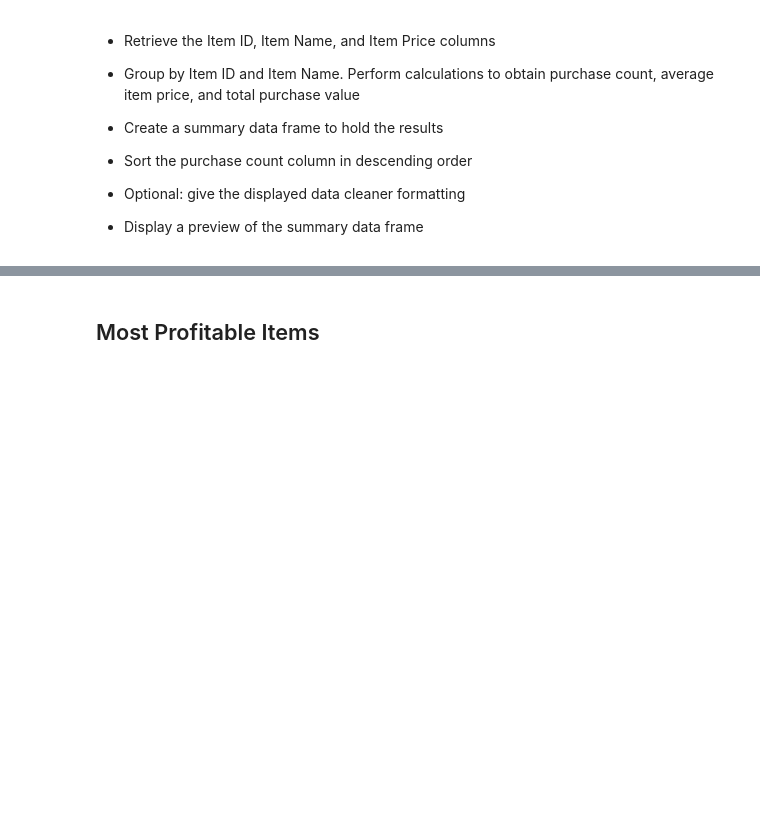
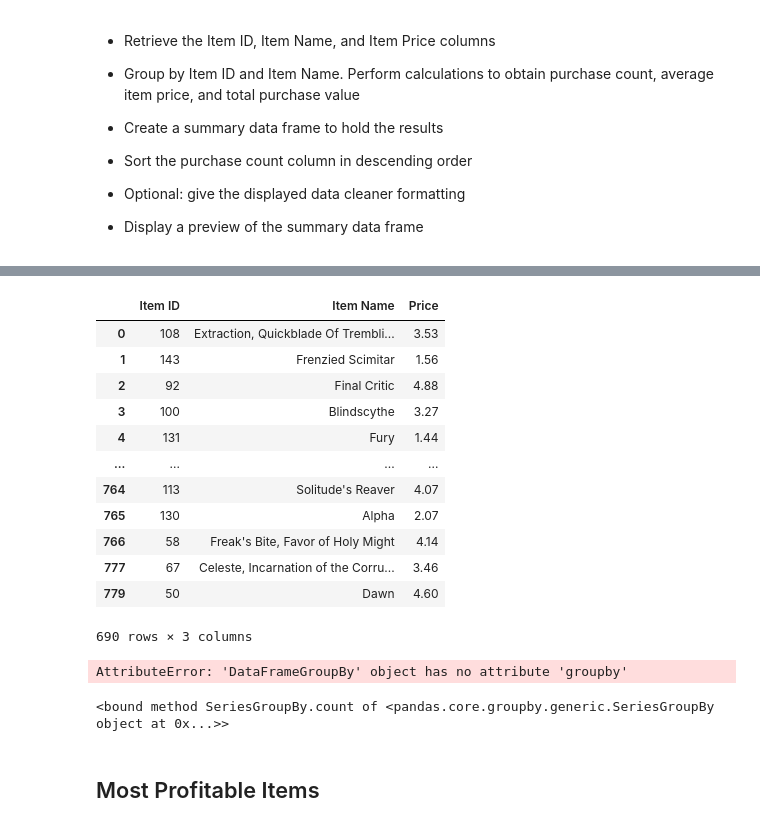
Before and after one commit to dmayo0317/pandas-challenge, a Jupyter notebook: HeroesOfPymoli/HeroesOfPymoli_starter.ipynb, the cells around one changed output, grey strips where cells are left out. Drawn from its saved outputs; the diff is of its cells as text; code cells hidden in the pictures; blank space fills up the shorter version.

Commit message:
Completed Popular Section

```diff
--- a/HeroesOfPymoli/HeroesOfPymoli_starter.ipynb
+++ b/HeroesOfPymoli/HeroesOfPymoli_starter.ipynb
@@ -719,3 +719,7 @@ sort_summary5_df
 
 
 * Display a preview of the summary data frame
+# %%
+#Copying the Data Frame
+popular_data_df = rename_group_gender_df.copy(deep=True)
+popular_data_df
@@ -721,0 +740,4 @@ sort_summary5_df
+# %%
+#Removing other columns and only getting the 3 columns requested
+popular_df=popular_data_df[["Item ID", "Item Name", "Price"]]
+popular_df.head()
@@ -721,0 +751,29 @@ sort_summary5_df
+# %%
+#Group by Item ID and Item Name.
+popular_ID_gorup_df = popular_df.groupby(["Item ID","Item Name])
+popular_ID_gorup_df.head()
+# %% [output]
+|  | Item ID | Item Name | Price |
+| 0 | 108 | Extraction, Quickblade Of Trembli... | 3.53 |
+| 1 | 143 | Frenzied Scimitar | 1.56 |
+| 2 | 92 | Final Critic | 4.88 |
+| 3 | 100 | Blindscythe | 3.27 |
+| 4 | 131 | Fury | 1.44 |
+| ... | ... | ... | ... |
+| 764 | 113 | Solitude's Reaver | 4.07 |
+| 765 | 130 | Alpha | 2.07 |
+| 766 | 58 | Freak's Bite, Favor of Holy Might | 4.14 |
+| 777 | 67 | Celeste, Incarnation of the Corru... | 3.46 |
+| 779 | 50 | Dawn | 4.60 |
+690 rows × 3 columns
+# %%
+popular_ID_gorup2_df = popular_ID_gorup_df.groupby(["Item Name"])
+popular_ID_gorup2_df.head()
+# %% [output]
+AttributeError: 'DataFrameGroupBy' object has no attribute 'groupby'
+# %%
+#Calculations to obtain purchase count, average item price, and total purchase value
+popular_count= popular_ID_gorup_df["Price"].count
+popular_count
+# %% [output]
+<bound method SeriesGroupBy.count of <pandas.core.groupby.generic.SeriesGroupBy object at 0x...>>
```
Also changed, not shown: parts of 3 cells of this notebook.
